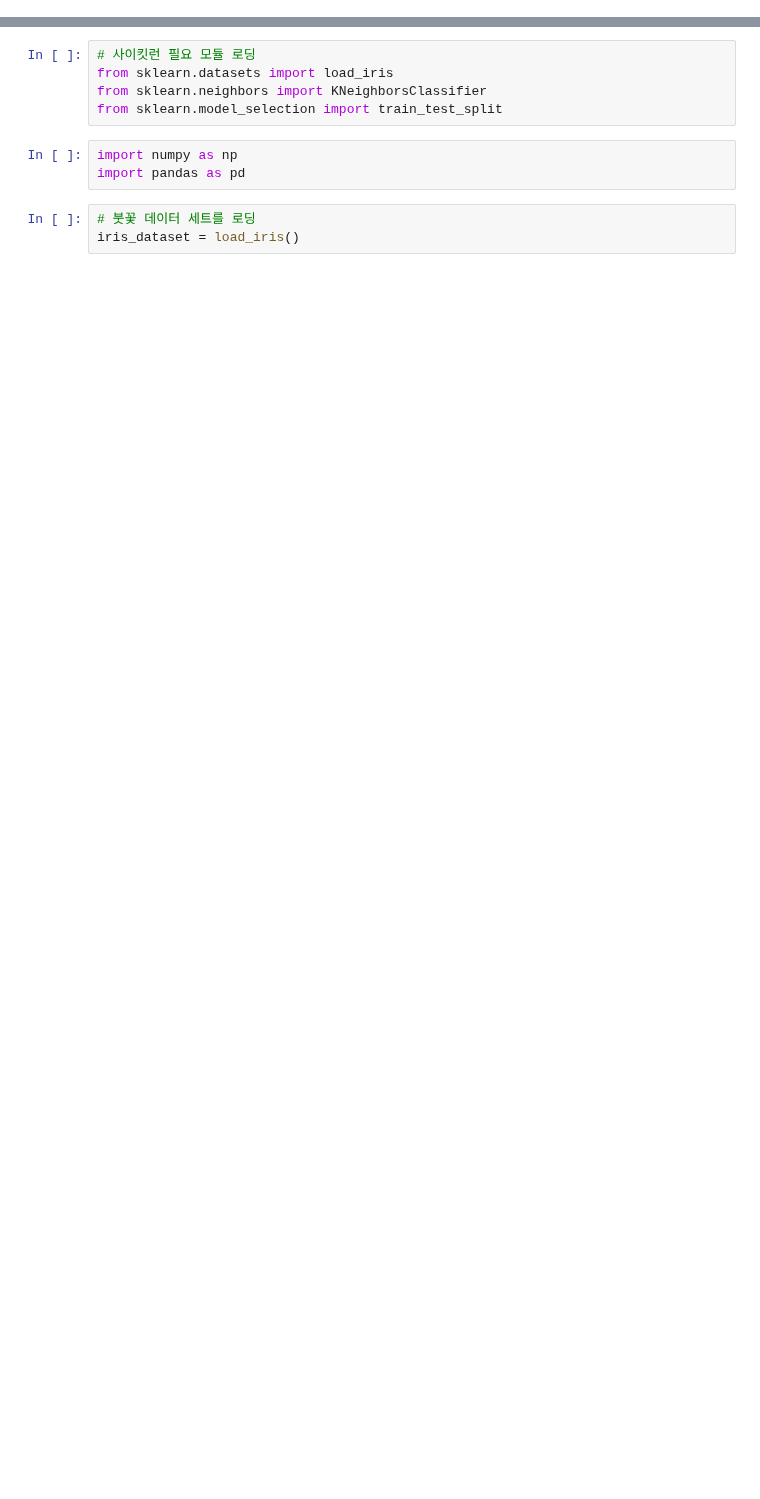
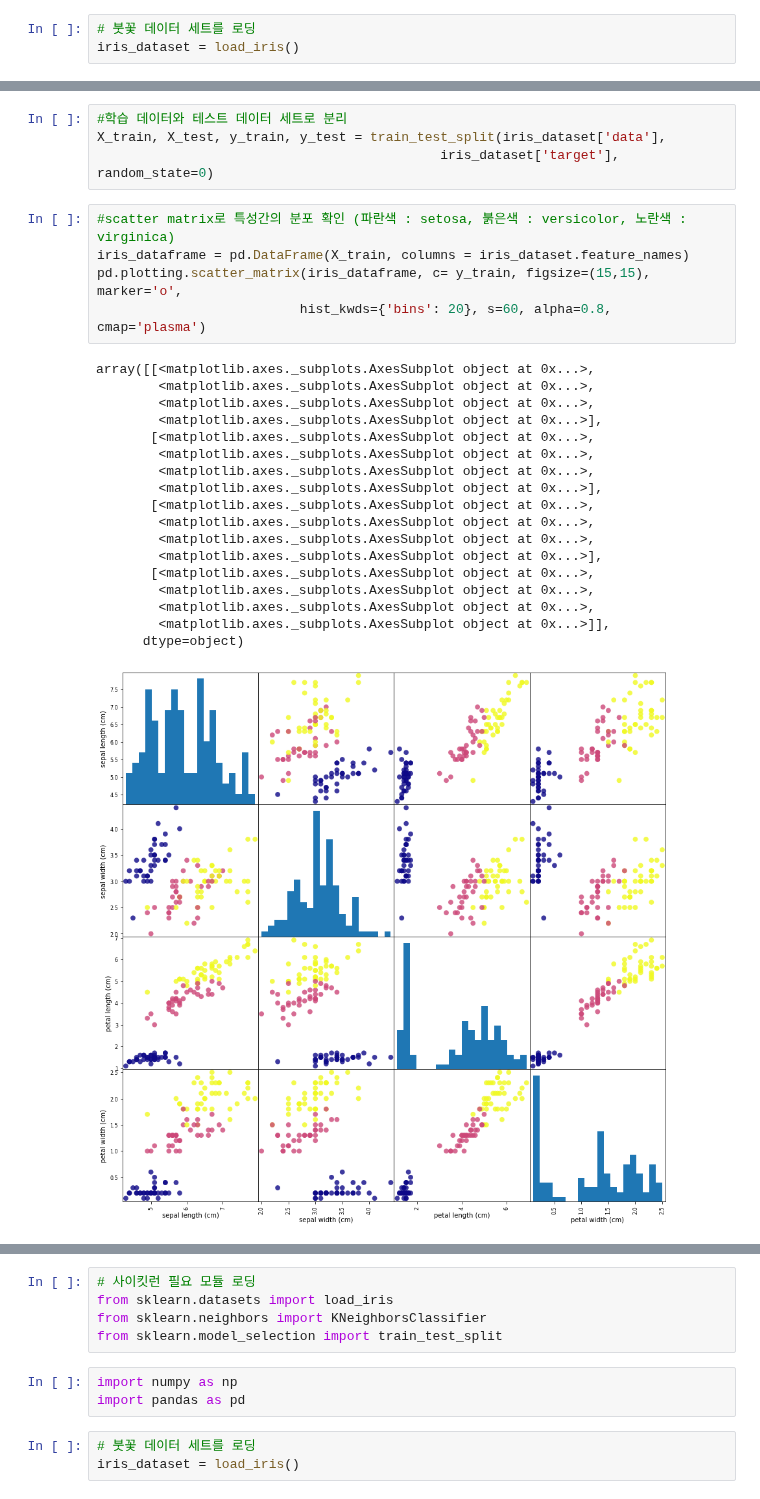
Before and after one commit to kjungmo/SBA2020_machineLearning, a Jupyter notebook: 01_day_ml.ipynb, the cells around one changed output, grey strips where cells are left out. Drawn from its saved outputs; the diff is of its cells as text; blank space fills up the shorter version.

```diff
--- a/01_day_ml.ipynb
+++ b/01_day_ml.ipynb
@@ -0,0 +18,3 @@
+# %%
+# 붓꽃 데이터 세트를 로딩
+iris_dataset = load_iris()
@@ -0,0 +130,28 @@
+# %%
+#학습 데이터와 테스트 데이터 세트로 분리
+X_train, X_test, y_train, y_test = train_test_split(iris_dataset['data'],
+                                            iris_dataset['target'], random_state=0)
+# %%
+#scatter matrix로 특성간의 분포 확인 (파란색 : setosa, 붉은색 : versicolor, 노란색 : virginica)
+iris_dataframe = pd.DataFrame(X_train, columns = iris_dataset.feature_names)
+pd.plotting.scatter_matrix(iris_dataframe, c= y_train, figsize=(15,15), marker='o',
+                          hist_kwds={'bins': 20}, s=60, alpha=0.8, cmap='plasma')
+# %% [output]
+array([[<matplotlib.axes._subplots.AxesSubplot object at 0x...>,
+        <matplotlib.axes._subplots.AxesSubplot object at 0x...>,
+        <matplotlib.axes._subplots.AxesSubplot object at 0x...>,
+        <matplotlib.axes._subplots.AxesSubplot object at 0x...>],
+       [<matplotlib.axes._subplots.AxesSubplot object at 0x...>,
+        <matplotlib.axes._subplots.AxesSubplot object at 0x...>,
+        <matplotlib.axes._subplots.AxesSubplot object at 0x...>,
+        <matplotlib.axes._subplots.AxesSubplot object at 0x...>],
+       [<matplotlib.axes._subplots.AxesSubplot object at 0x...>,
+        <matplotlib.axes._subplots.AxesSubplot object at 0x...>,
+        <matplotlib.axes._subplots.AxesSubplot object at 0x...>,
+        <matplotlib.axes._subplots.AxesSubplot object at 0x...>],
+       [<matplotlib.axes._subplots.AxesSubplot object at 0x...>,
+        <matplotlib.axes._subplots.AxesSubplot object at 0x...>,
+        <matplotlib.axes._subplots.AxesSubplot object at 0x...>,
+        <matplotlib.axes._subplots.AxesSubplot object at 0x...>]],
+      dtype=object)
+[figure, added]
```
Also changed, not shown: parts of 30 cells of this notebook.
